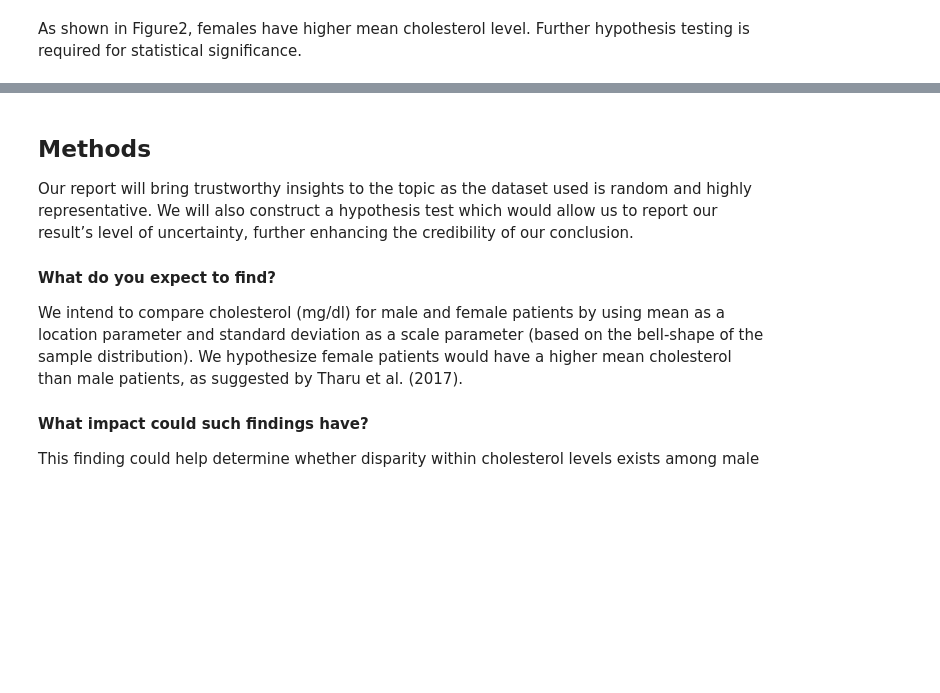
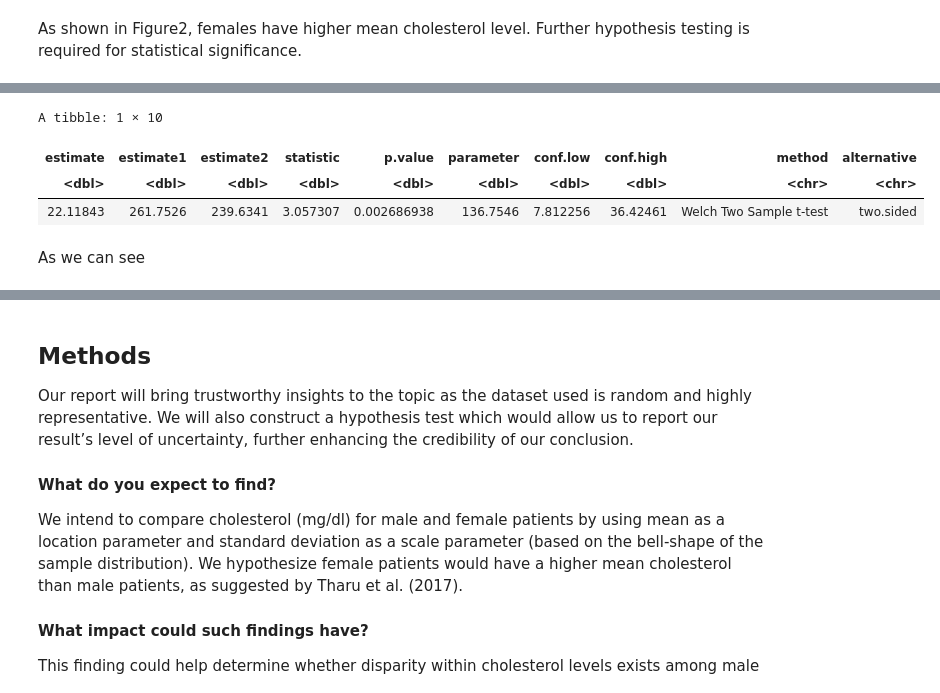
Before and after one commit to kzhang0113/STAT-201-Group-10-Project-, a Jupyter notebook: Final Report.ipynb, the cells around one changed output, grey strips where cells are left out. Saved outputs shown, nothing was run; the diff lists cells and outputs as text; code cells hidden in the pictures; blank space fills up the shorter version.

Commit message:
Added asymptotic method for hypothesis testing

```diff
--- a/Final Report.ipynb
+++ b/Final Report.ipynb
@@ -27,8 +17,12 @@ For this project, we will examine The Heart Disease Data Set, which contains 303
 # %% [markdown]
 First, let's read the dataset into R and have a glimpse at it.
 # %%
-# Read the dataset into R
-heart <- read_csv("https://archive.ics.uci.edu/ml/machine-learning-databases/heart-disease/processed.cleveland.data")
+# Download the dataset from the website
+url <- "https://archive.ics.uci.edu/ml/machine-learning-databases/heart-disease/processed.cleveland.data"
+download.file(url, destfile='heart_data.csv')
+
+# Read the dataset
+heart <- read_csv('heart_data.csv')
 
 # Rename the column names
 colnames(heart) <- c("age", "sex", "cp", "trestbps", "chol", "fbs", "restecg", "thalach", "exang", "oldpeak", "slope", "ca", "thal", "num")
@@ -166,0 +167,15 @@ Asymptotics - Caroline
+# %%
+mean_t_test <-
+    tidy(
+        t.test(chol ~ sex, data = chol_sex,
+               alternative = "two.sided")
+    )
+
+mean_t_test
+# %% [output]
+A tibble: 1 × 10
+| estimate | estimate1 | estimate2 | statistic | p.value | parameter | conf.low | conf.high | method | alternative |
+| <dbl> | <dbl> | <dbl> | <dbl> | <dbl> | <dbl> | <dbl> | <dbl> | <chr> | <chr> |
+| 22.11843 | 261.7526 | 239.6341 | 3.057307 | 0.002686938 | 136.7546 | 7.812256 | 36.42461 | Welch Two Sample t-test | two.sided |
+# %% [markdown]
+As we can see
```
Also changed, not shown: parts of 6 cells of this notebook.
